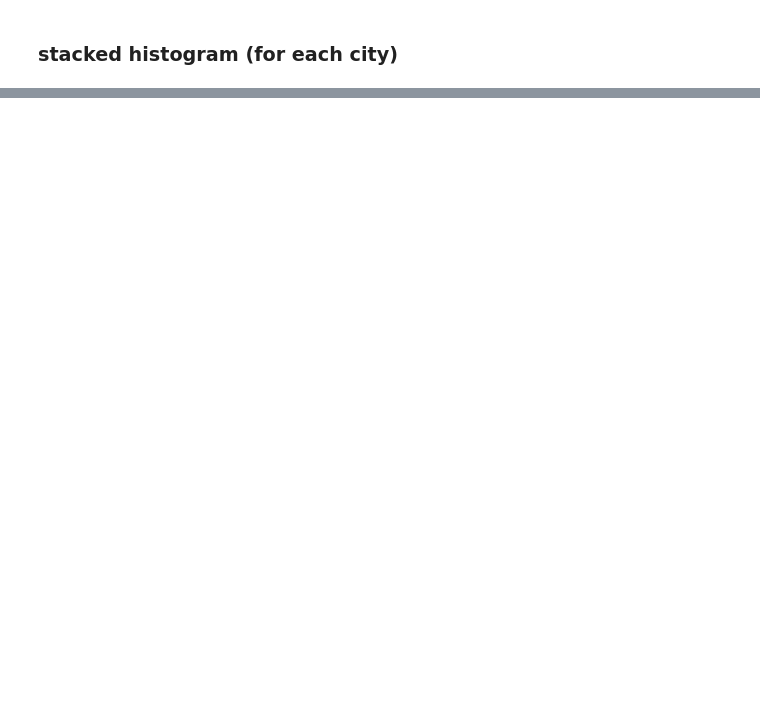
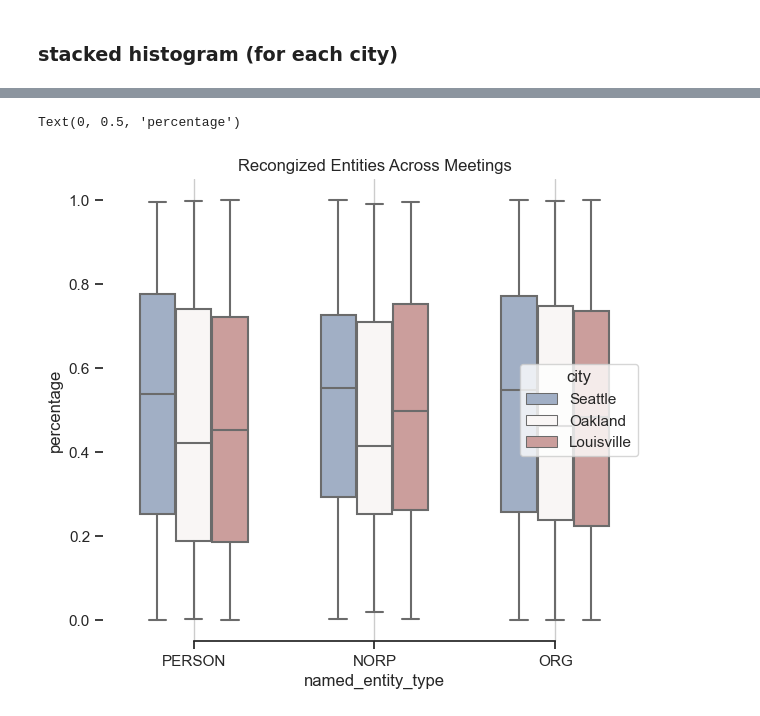
Before and after one commit to PugetSoundClinic-PIT/sig-cdp, a Jupyter notebook: week-5/combined_question1.ipynb, the cells around one changed output, grey strips where cells are left out. Cells and saved outputs as stored; diff of their text form; code cells hidden in the pictures; blank space fills up the shorter version.

```diff
--- a/week-5/combined_question1.ipynb
+++ b/week-5/combined_question1.ipynb
@@ -500,0 +513,15 @@ _ = fig.suptitle("When SIGs are referenced acrossing all meeetings by city (stac
+# %%
+sns.set_theme(style="ticks")
+f, ax = plt.subplots(figsize=(7, 6))
+ax.set_xscale("linear")
+sns.boxplot(x="named_entity_type", y="percentage", data= filtered_df,
+            hue="city",whis=[0, 100], width=.6, palette="vlag")
+ax.xaxis.grid(True)
+ax.set(ylabel="")
+sns.despine(trim=True, left=True)
+ax.set_title('Recongized Entities Across Meetings')
+ax.set_xlabel('named_entity_type')
+ax.set_ylabel('percentage')
+# %% [output]
+Text(0, 0.5, 'percentage')
+[figure, added]
```
Also changed, not shown: parts of 19 cells of this notebook.
